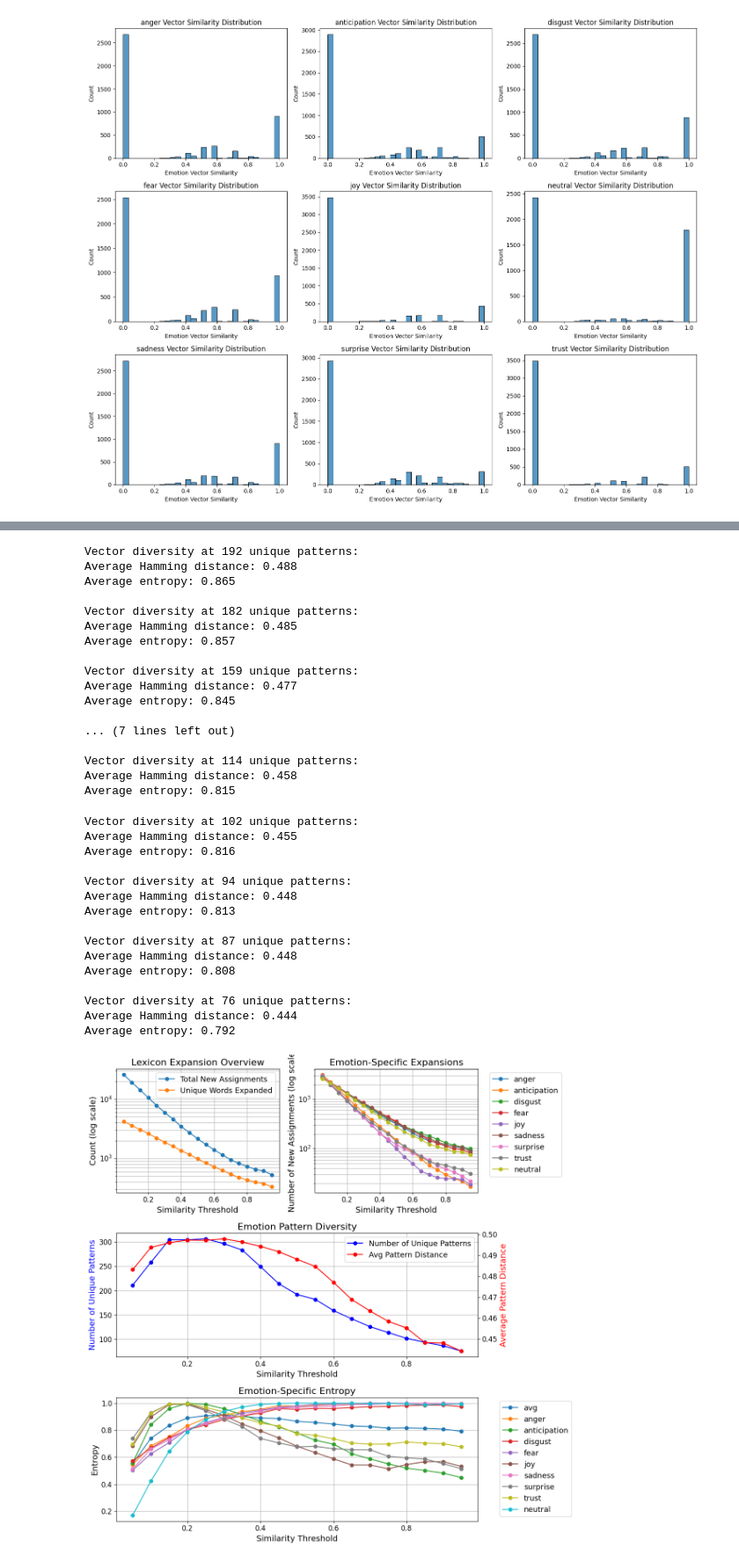
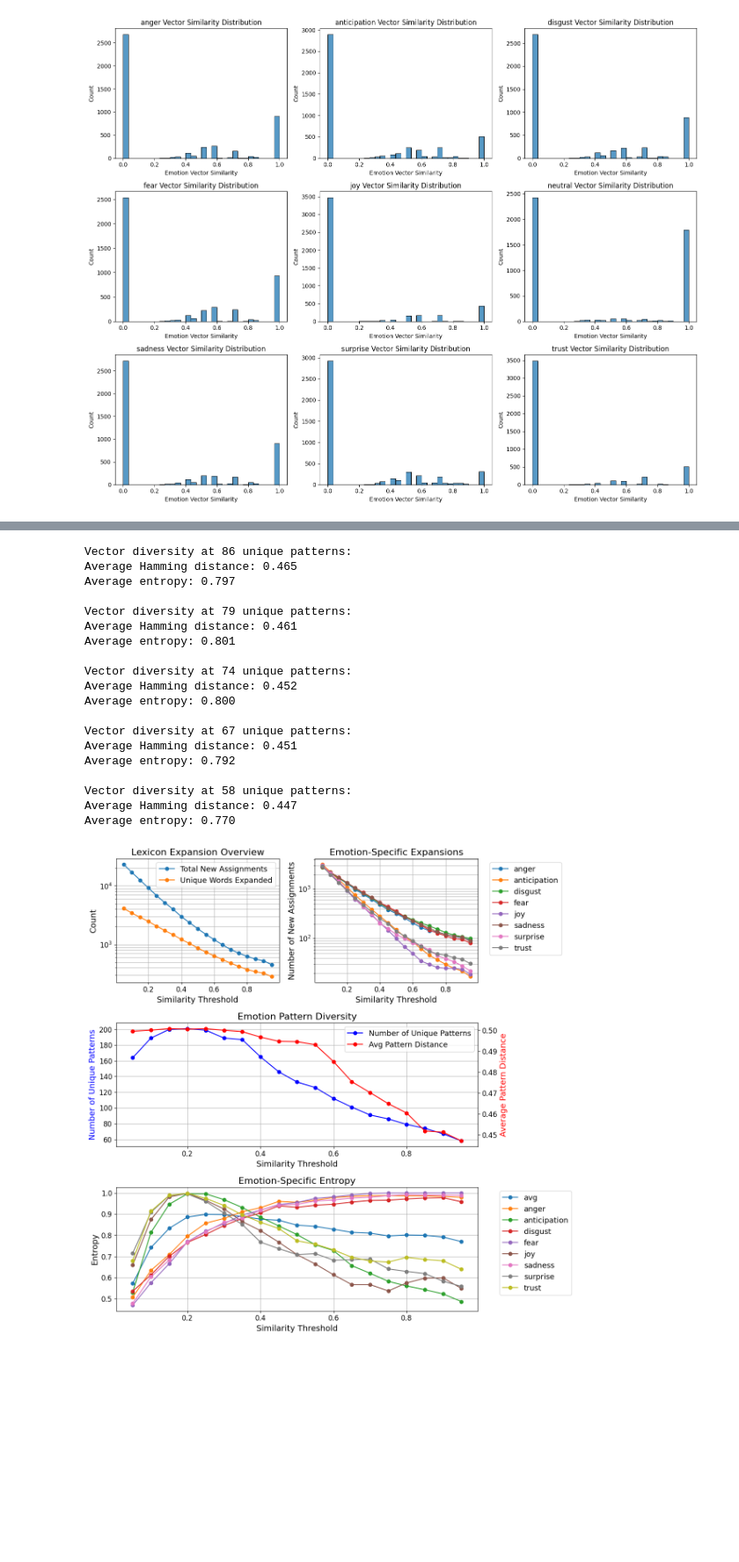
Before and after one commit to myeghaneh/ArguSentiment, a Jupyter notebook: src/NRC_expansion_study.ipynb, the cells around one changed output, grey strips where cells are left out. Shown at 88% size. Saved outputs shown, nothing was run; the diff lists cells and outputs as text; code cells hidden in the pictures; blank space fills up the shorter version.

```diff
--- a/src/NRC_expansion_study.ipynb
+++ b/src/NRC_expansion_study.ipynb
@@ -1144,12 +1155,24 @@ def calculate_vector_diversity(emotion_vectors):
         'avg_entropy': avg_entropy,
         'dimension_entropies': entropies
     }
+def drop_keys(obj, keys_to_remove):
+    if isinstance(obj, dict):
+        return {
+            k: drop_keys(v, keys_to_remove)
+            for k, v in obj.items()
+            if k not in keys_to_remove
+        }
+    if isinstance(obj, list):
+        return [drop_keys(x, keys_to_remove) for x in obj]
+    return obj
 
-def analyze_potential_expansions(results, emotion_lexicon, thresholds):
+def analyze_potential_expansions(results, emotion_lexicon, thresholds, skip = []):
     """Analyze how the lexicon would expand at different similarity thresholds."""
     expansion_stats = []
+    results = drop_keys(results, skip)
+
     all_emotions = list(next(iter(results.values()))['similarities'].keys())
-
+    print(all_emotions)
     for threshold in tqdm(thresholds, desc="Analyzing thresholds"):
         new_assignments = 0
         new_words = set()
@@ -1204,7 +1227,8 @@ def analyze_potential_expansions(results, emotion_lexicon, thresholds):
 
     return pd.DataFrame(expansion_stats)
 
-def plot_expansion_analysis(expansion_df):
+
+def plot_expansion_analysis(expansion_df, skip = []):
     """Create visualizations of the expansion analysis."""
     import matplotlib.pyplot as plt
     import seaborn as sns
@@ -1220,6 +1244,7 @@ def plot_expansion_analysis(expansion_df):
     "figure.titlesize": 16+add_font
     })
     # Create figure with subplots
+    # expansion_df = expansion_df[~expansion_df['emotion'].isin(skip)].copy()
     fig = plt.figure(figsize=(12, 12))
     gs = plt.GridSpec(3, 2, figure=fig)
 
@@ -1230,7 +1255,7 @@ def plot_expansion_analysis(expansion_df):
     ax1.semilogy(expansion_df['threshold'], expansion_df['unique_words_expanded'],
                 label='Unique Words Expanded', marker='o', base=10)
     ax1.set_xlabel('Similarity Threshold')
-    ax1.set_ylabel('Count (log scale)')
+    ax1.set_ylabel('Count')
     ax1.set_title('Lexicon Expansion Overview')
     ax1.legend()
     ax1.grid(True, which="both", ls="-")
@@ -1243,7 +1268,7 @@ def plot_expansion_analysis(expansion_df):
         ax2.semilogy(expansion_df['threshold'], expansion_df[col],
                    label=emotion, marker='o', base=10)
     ax2.set_xlabel('Similarity Threshold')
-    ax2.set_ylabel('Number of New Assignments (log scale)')
+    ax2.set_ylabel('Number of New Assignments')
     ax2.set_title('Emotion-Specific Expansions')
     ax2.legend(bbox_to_anchor=(1.05, 1), loc='upper left')
     ax2.grid(True, which="both", ls="-")
@@ -1282,7 +1307,8 @@ def plot_expansion_analysis(expansion_df):
 # %%
 # Test with a range of thresholds
 thresholds = np.arange(0.05, 1.0, 0.05)
-expansion_df = analyze_potential_expansions(results, emotion_lexicon, thresholds)
+expansion_df = analyze_potential_expansions(results, emotion_lexicon,
+                                            thresholds, skip = ["neutral"])
 
 # Plot the results
 fig = plot_expansion_analysis(expansion_df)
@@ -1323,33 +1361,20 @@ Average entropy: 0.886
-Vector diversity at 192 unique patterns:
-Average Hamming distance: 0.488
-Average entropy: 0.865
+Vector diversity at 86 unique patterns:
+Average Hamming distance: 0.465
+Average entropy: 0.797
 
-Vector diversity at 182 unique patterns:
-Average Hamming distance: 0.485
-Average entropy: 0.857
+Vector diversity at 79 unique patterns:
+Average Hamming distance: 0.461
+Average entropy: 0.801
 
-Vector diversity at 159 unique patterns:
-Average Hamming distance: 0.477
-Average entropy: 0.845
+Vector diversity at 74 unique patterns:
+Average Hamming distance: 0.452
+Average entropy: 0.800
 
-... (7 lines left out)
+Vector diversity at 67 unique patterns:
+Average Hamming distance: 0.451
+Average entropy: 0.792
 
-Vector diversity at 114 unique patterns:
-Average Hamming distance: 0.458
-Average entropy: 0.815
+Vector diversity at 58 unique patterns:
+Average Hamming distance: 0.447
+Average entropy: 0.770
-Vector diversity at 102 unique patterns:
-Average Hamming distance: 0.455
-Average entropy: 0.816
-
-Vector diversity at 94 unique patterns:
-Average Hamming distance: 0.448
-Average entropy: 0.813
-
-Vector diversity at 87 unique patterns:
-Average Hamming distance: 0.448
-Average entropy: 0.808
-
-Vector diversity at 76 unique patterns:
-Average Hamming distance: 0.444
-Average entropy: 0.792
-[figure, old version]
+[figure, new version]
```
Also changed, not shown: parts of 7 cells of this notebook, 4 other files.
